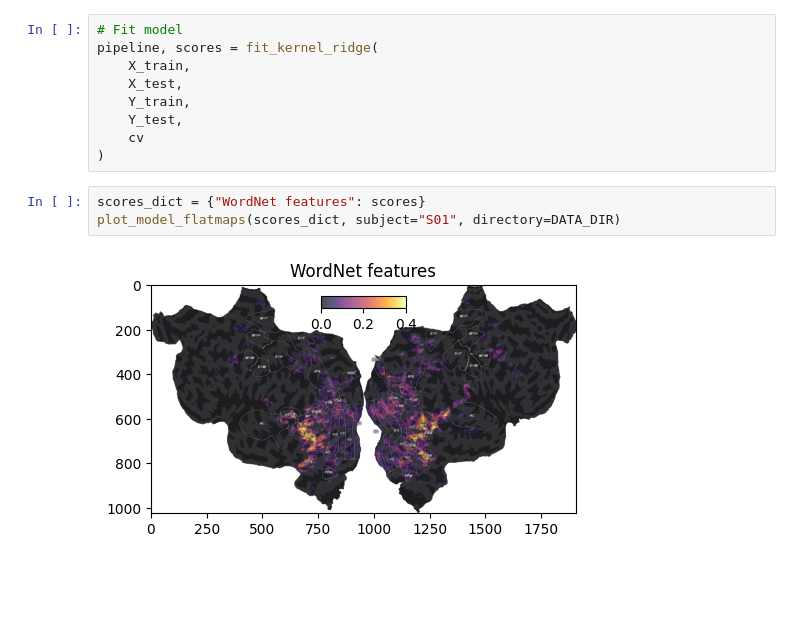
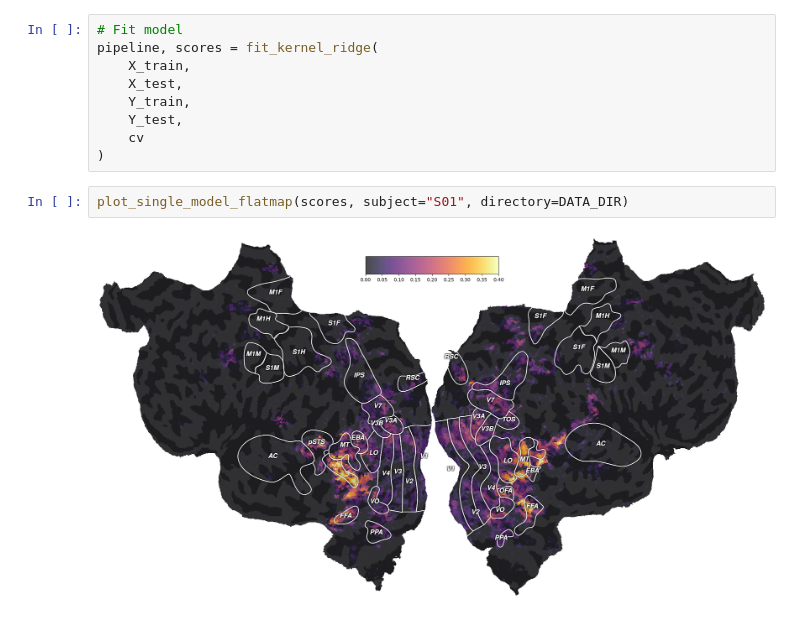
Before and after one commit to shiochiba/gaze-corrected-semantics, a Jupyter notebook: example_subject.ipynb, the cells around one changed output. Saved outputs shown, nothing was run; the diff lists cells and outputs as text; blank space fills up the shorter version.

Commit message:
changed visualization function

```diff
--- a/example_subject.ipynb
+++ b/example_subject.ipynb
@@ -52,7 +52,6 @@ pipeline, scores = fit_kernel_ridge(
     cv
 )
 # %%
-scores_dict = {"WordNet features": scores}
-plot_model_flatmaps(scores_dict, subject="S01", directory=DATA_DIR)
+plot_single_model_flatmap(scores, subject="S01", directory=DATA_DIR)
 # %% [output]
-[figure, old version]
+[figure, new version]
```
Also changed, not shown: 2 other files.
